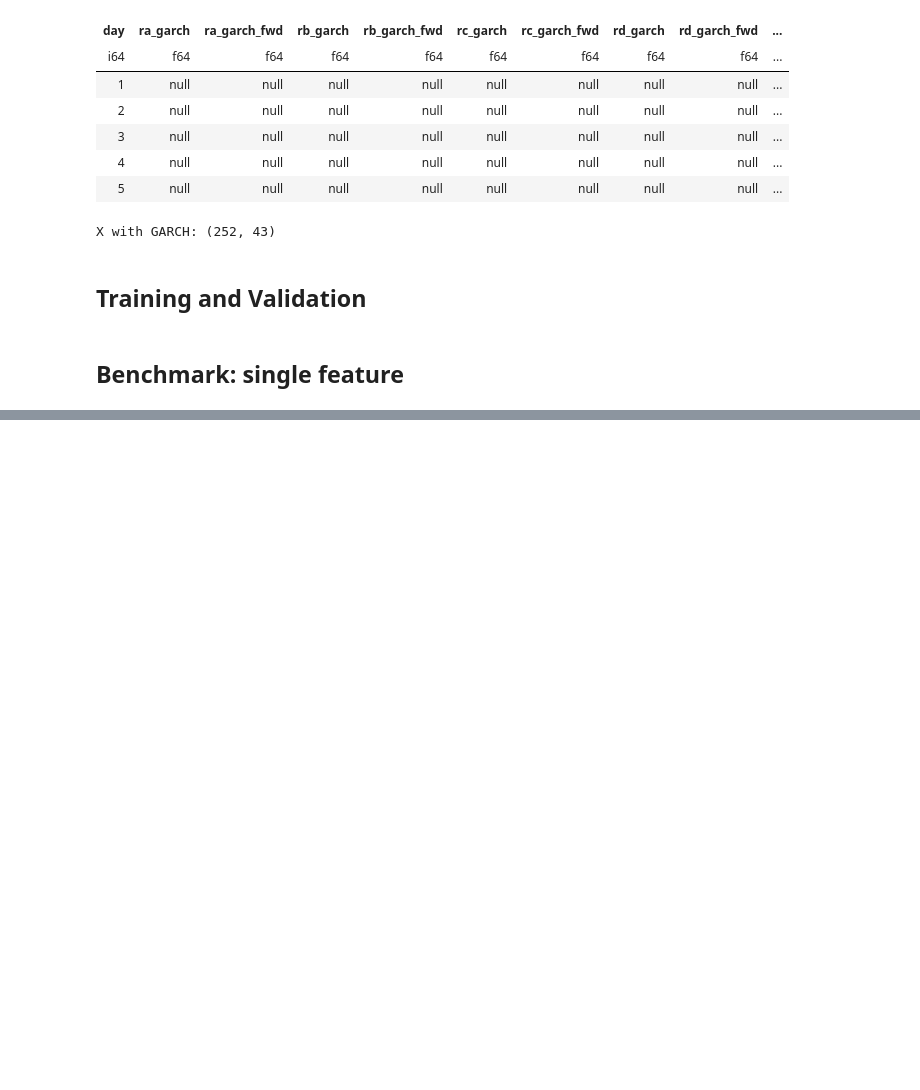
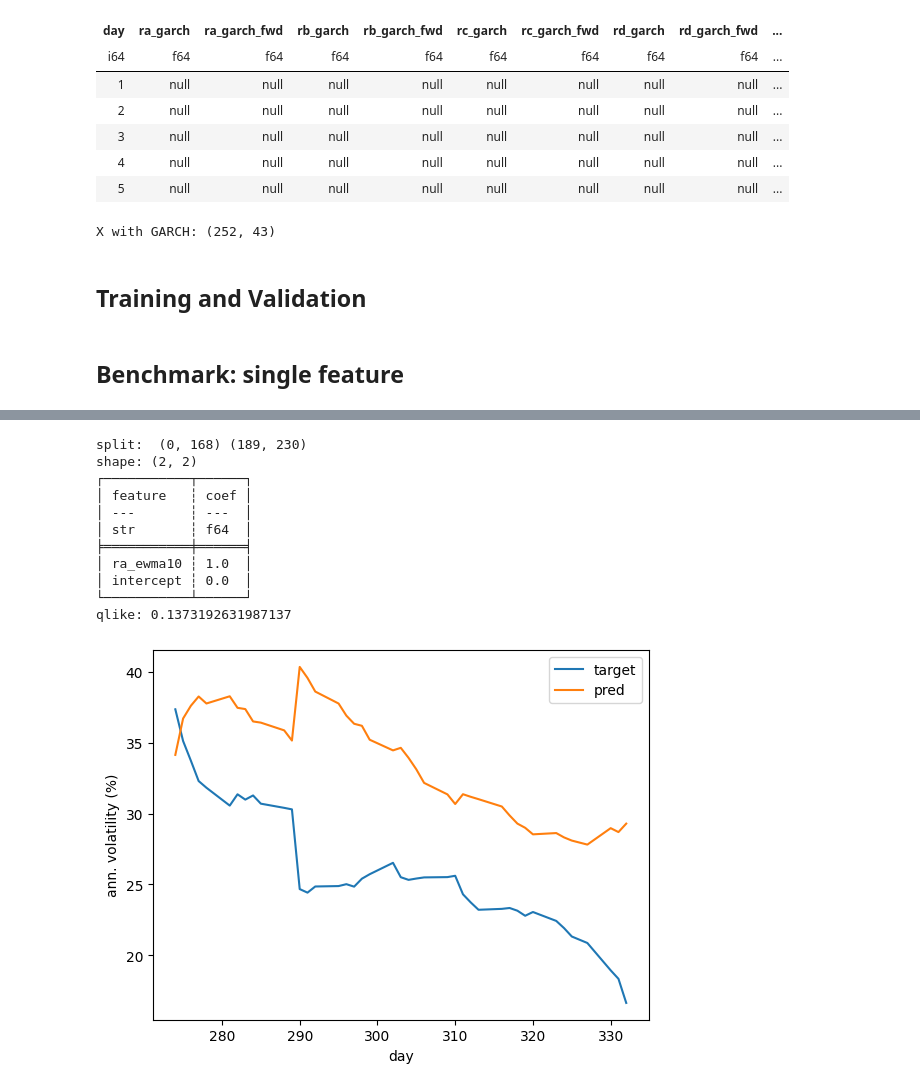
Before and after one commit to LiJ21/sig_vol, a Jupyter notebook: notebooks/modeling.ipynb, the cells around one changed output, grey strips where cells are left out. Cells and saved outputs as stored; diff of their text form; code cells hidden in the pictures; blank space fills up the shorter version.

```diff
--- a/notebooks/modeling.ipynb
+++ b/notebooks/modeling.ipynb
@@ -515,2 +563,18 @@ def fit(model, features, target, X, y, start_month=1, val_ratio=0.2):
+# %%
+from sklearn.base import BaseEstimator, RegressorMixin
+
+class PassthroughRegressor(RegressorMixin, BaseEstimator):
+    def __init__(self, col=0):
+        self.col = col
+        self.coef_ = [1.0]
+        self.intercept_ = 0.0
+
+    def fit(self, X, y=None):
+        self.is_fitted_ = True
+
+        return self
+
+    def predict(self, Xv):
+        return Xv[:, self.col]
 # %%
 target = "ra_fwd"
@@ -633,0 +677,18 @@ shape: (4, 2)
+# %%
+target = "ra_fwd"
+feature = 'ra_ewma10'
+# display(X[[feature]])
+best, models = simple_search(PassthroughRegressor(), [feature], target, X[[feature, 'day']], y, 1)
+# %% [output]
+split:  (0, 168) (189, 230)
+shape: (2, 2)
+┌───────────┬──────┐
+│ feature   ┆ coef │
+│ ---       ┆ ---  │
+│ str       ┆ f64  │
+╞═══════════╪══════╡
+│ ra_ewma10 ┆ 1.0  │
+│ intercept ┆ 0.0  │
+└───────────┴──────┘
+qlike: 0.1373192631987137
+[figure, added]
```
Also changed, not shown: parts of 4 cells of this notebook.
